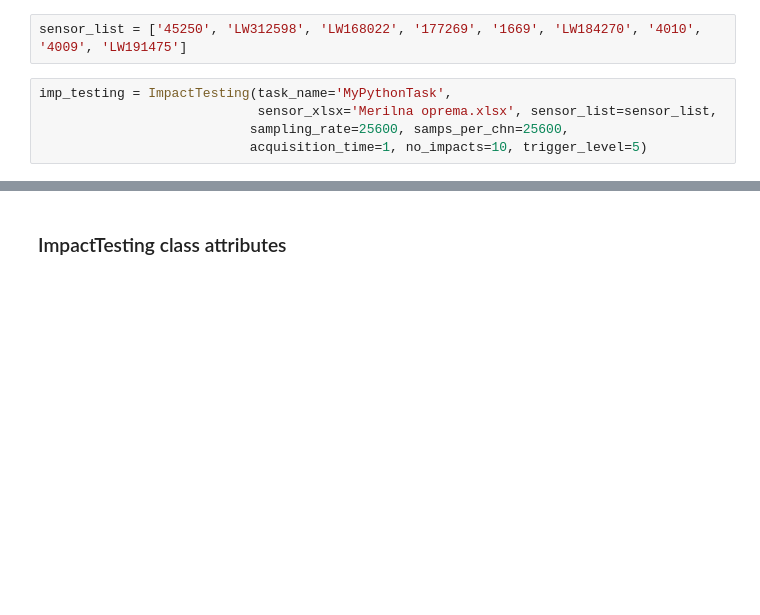
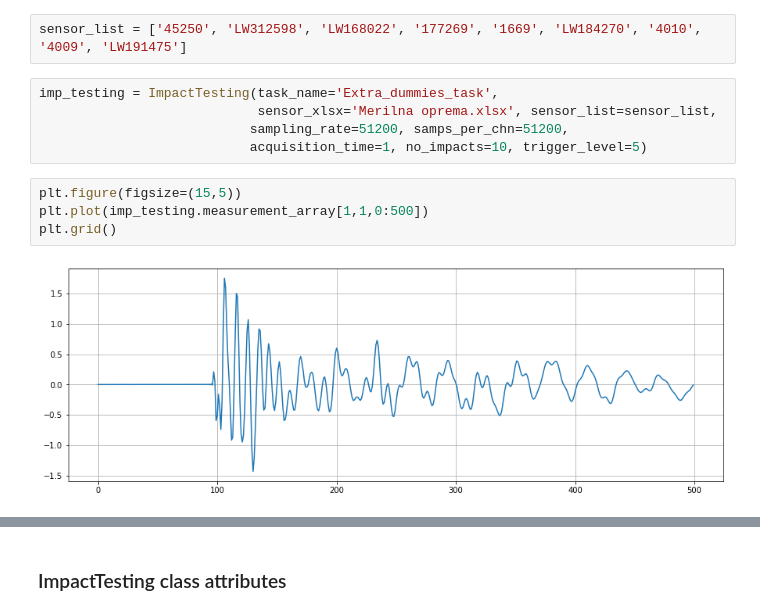
Before and after one commit to TimVrtac/Impact-testing-v2, a Jupyter notebook: Impact_testing_example.ipynb, the cells around one changed output, grey strips where cells are left out. Cells and saved outputs as stored; diff of their text form; blank space fills up the shorter version.

```diff
--- a/Impact_testing_example.ipynb
+++ b/Impact_testing_example.ipynb
@@ -17,8 +10,14 @@ from MyImpTesting import ImpactTesting
 # %%
 sensor_list = ['45250', 'LW312598', 'LW168022', '177269', '1669', 'LW184270', '4010', '4009', 'LW191475']
 # %%
-imp_testing = ImpactTesting(task_name='MyPythonTask',
+imp_testing = ImpactTesting(task_name='Extra_dummies_task',
                             sensor_xlsx='Merilna oprema.xlsx', sensor_list=sensor_list,
-                           sampling_rate=25600, samps_per_chn=25600,
+                           sampling_rate=51200, samps_per_chn=51200,
                            acquisition_time=1, no_impacts=10, trigger_level=5)
+# %%
+plt.figure(figsize=(15,5))
+plt.plot(imp_testing.measurement_array[1,1,0:500])
+plt.grid()
+# %% [output]
+[figure, added]
 # %%
```
Also changed, not shown: parts of 5 cells of this notebook, 1 other file.
